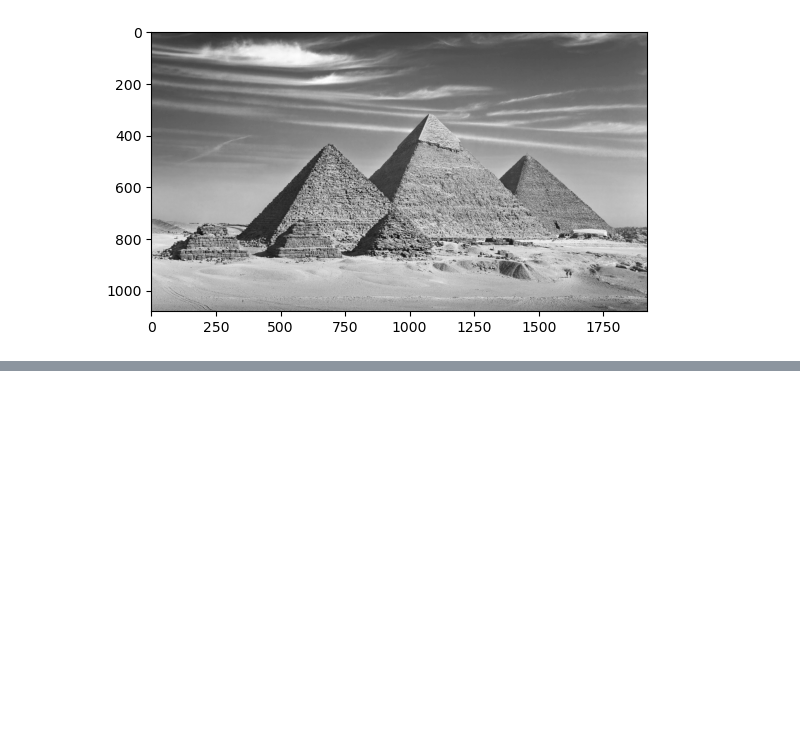
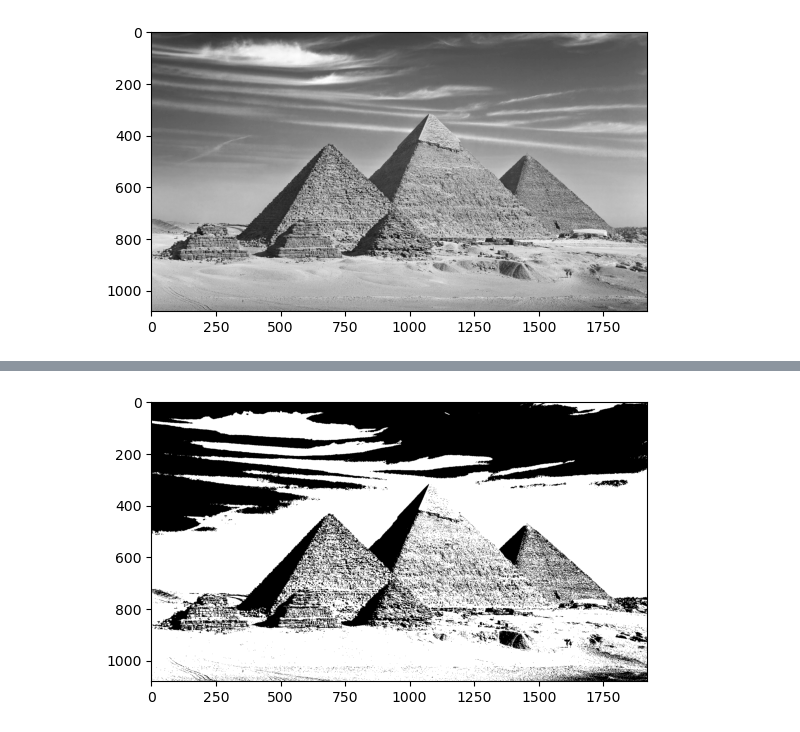
Before and after one commit to hossamAhmedSalah/Image_preprocessing, a Jupyter notebook: Halftoning/halftoning.ipynb, the cells around one changed output, grey strips where cells are left out. Cells and saved outputs as stored; diff of their text form; code cells hidden in the pictures; blank space fills up the shorter version.

Commit message:
halftoning

```diff
--- a/Halftoning/halftoning.ipynb
+++ b/Halftoning/halftoning.ipynb
@@ -133,0 +173,15 @@ plt.imshow(RGB_to_gray(img), cmap='gray');
+# %%
+# making it a function
+def halftoning(img):
+    if len(img.shape) > 2:
+        print("This image is not gray-scale image, execute the RGB_to_gray function on this image first")
+        return
+    img_half = np.zeros_like(img)
+    for ri, R in enumerate(img):
+        for ci, C in enumerate(R):
+            img_half[ri, ci] = 255 if C >= t else  0
+    return img_half
+
+plt.imshow(halftoning(gimg), cmap='gray');
+# %% [output]
+[figure, added]
```
Also changed, not shown: parts of 6 cells of this notebook.
